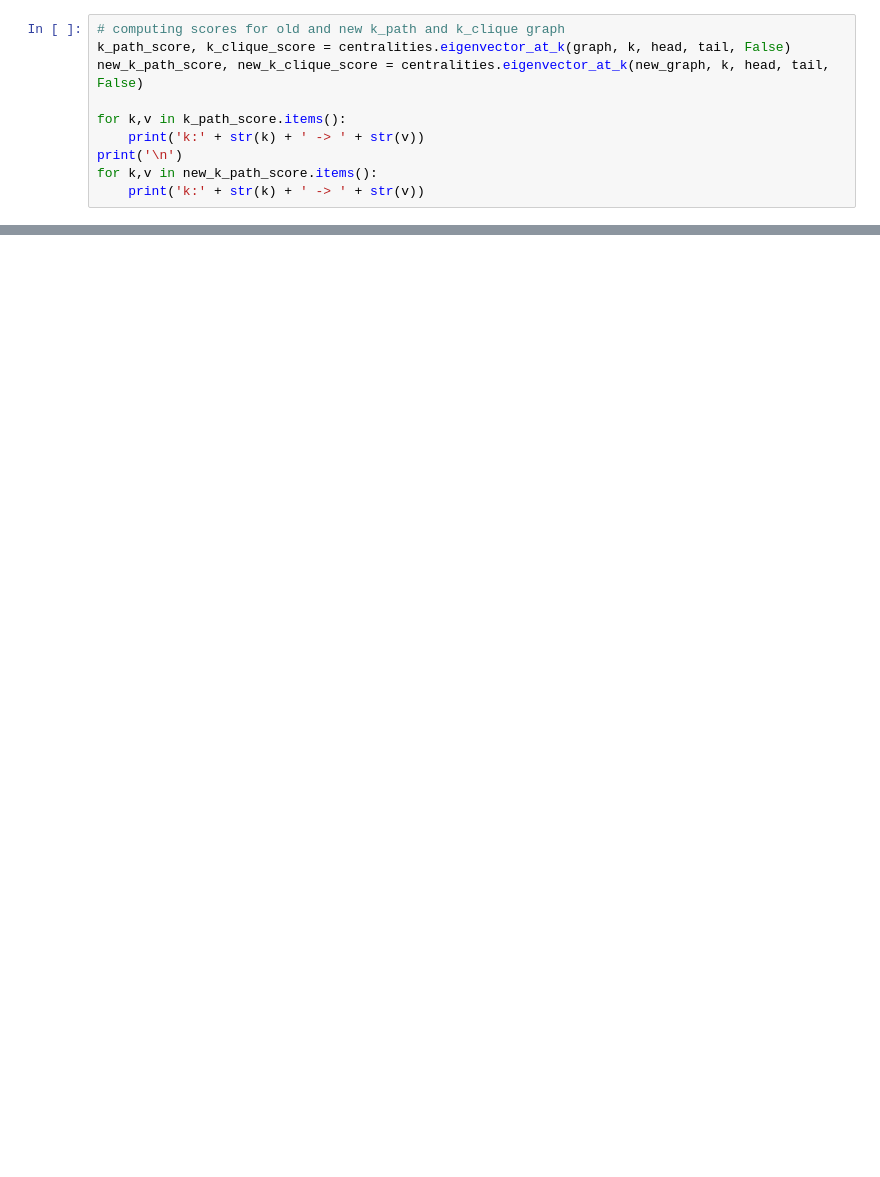
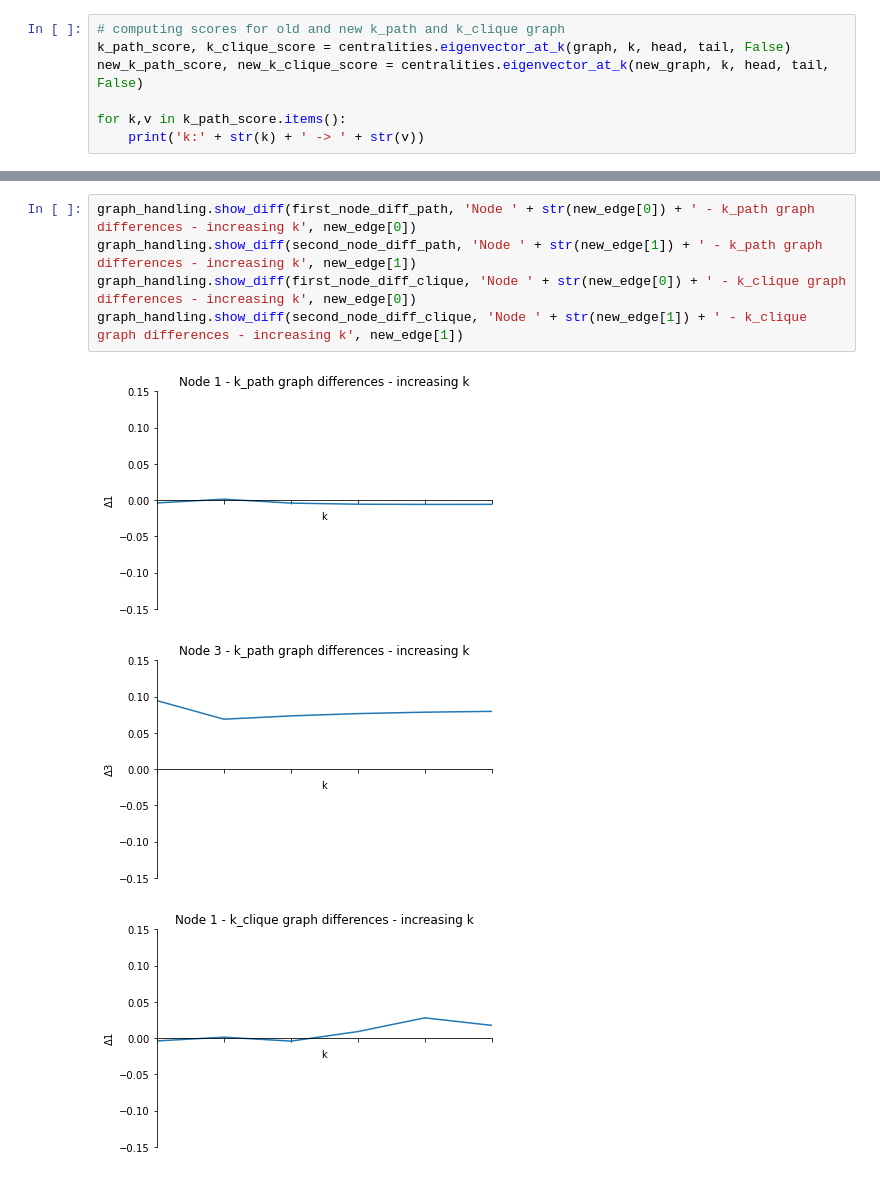
Before and after one commit to flaviofuria/UndirectedNetworksCentrality, a Jupyter notebook: Notebook.ipynb, the cells around one changed output, grey strips where cells are left out. Drawn from its saved outputs; the diff is of its cells as text; blank space fills up the shorter version.

```diff
--- a/Notebook.ipynb
+++ b/Notebook.ipynb
@@ -30,9 +39,6 @@ new_k_path_score, new_k_clique_score = centralities.eigenvector_at_k(new_graph,
 
 for k,v in k_path_score.items():
     print('k:' + str(k) + ' -> ' + str(v))
-print('\n')
-for k,v in new_k_path_score.items():
-    print('k:' + str(k) + ' -> ' + str(v))
 # %% [output]
 k:0 -> {1: 0.26121, 2: 0.1306, 3: 0.0541, 4: 0.1847, 5: 0.1306, 6: 0.0541, 7: 0.1847}
 k:1 -> {1: 0.23675, 2: 0.10305, 3: 0.09216, 4: 0.14162, 5: 0.12311, 6: 0.03857, 7: 0.14162, 8: 0.12311}
@@ -78,0 +121,9 @@ second_node_diff_clique = [x - y for x, y in zip(new_second_node_scores_clique,
+# %%
+graph_handling.show_diff(first_node_diff_path, 'Node ' + str(new_edge[0]) + ' - k_path graph differences - increasing k', new_edge[0])
+graph_handling.show_diff(second_node_diff_path, 'Node ' + str(new_edge[1]) + ' - k_path graph differences - increasing k', new_edge[1])
+graph_handling.show_diff(first_node_diff_clique, 'Node ' + str(new_edge[0]) + ' - k_clique graph differences - increasing k', new_edge[0])
+graph_handling.show_diff(second_node_diff_clique, 'Node ' + str(new_edge[1]) + ' - k_clique graph differences - increasing k', new_edge[1])
+# %% [output]
+[figure, added]
+[figure, added]
+[figure, added]
```
Also changed, not shown: parts of 20 cells of this notebook.
